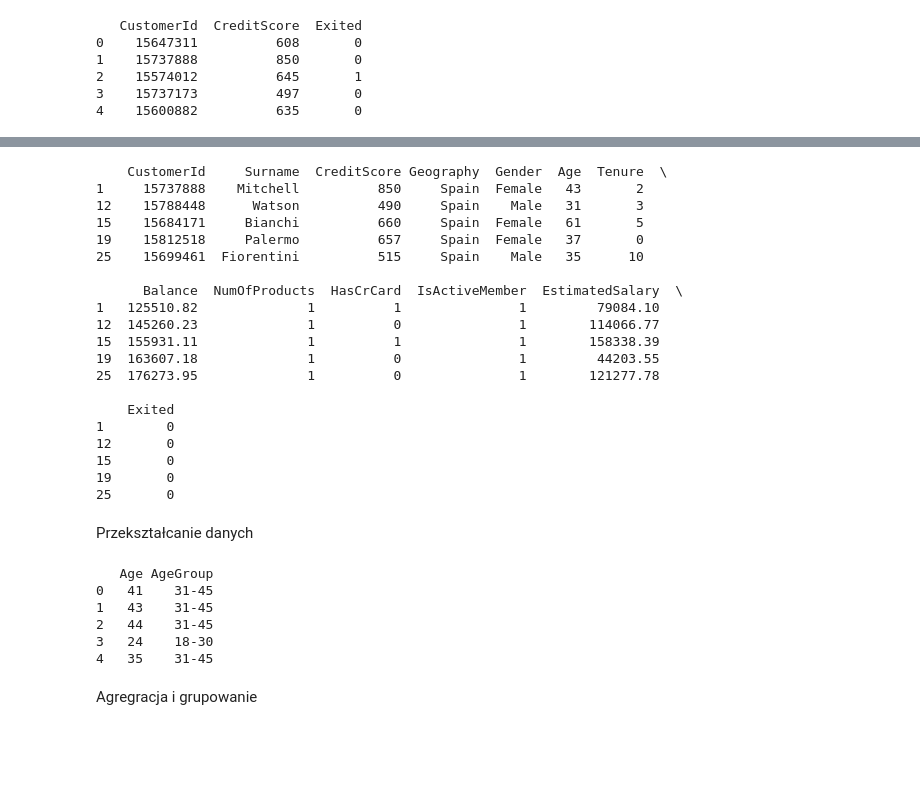
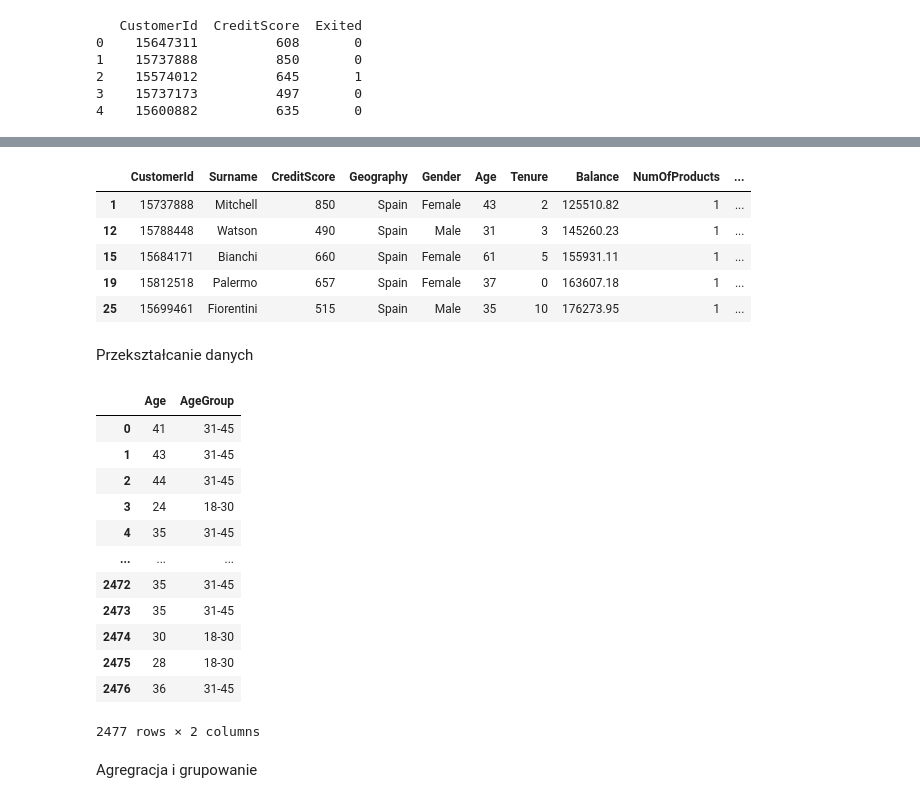
Before and after one commit to gajdaj2/ai_mlops_ey, a Jupyter notebook: notebooks/pandas_t.ipynb, the cells around one changed output, grey strips where cells are left out. Cells and saved outputs as stored; diff of their text form; code cells hidden in the pictures; blank space fills up the shorter version.

```diff
--- a/notebooks/pandas_t.ipynb
+++ b/notebooks/pandas_t.ipynb
@@ -134,28 +113,14 @@ print(churned_customers.head())
 # %%
 # Klienci z wysokim saldem (>100,000) i aktywni
 high_balance_active = data[(data['Balance'] > 100000) & (data['IsActiveMember'] == 1)]
-print(high_balance_active.head())
+high_balance_active.head()
 # %% [output]
-    CustomerId     Surname  CreditScore Geography  Gender  Age  Tenure  \
-1     15737888    Mitchell          850     Spain  Female   43       2
-12    15788448      Watson          490     Spain    Male   31       3
-15    15684171     Bianchi          660     Spain  Female   61       5
-19    15812518     Palermo          657     Spain  Female   37       0
-25    15699461  Fiorentini          515     Spain    Male   35      10
-
-      Balance  NumOfProducts  HasCrCard  IsActiveMember  EstimatedSalary  \
-1   125510.82              1          1               1         79084.10
-12  145260.23              1          0               1        114066.77
-15  155931.11              1          1               1        158338.39
-19  163607.18              1          0               1         44203.55
-25  176273.95              1          0               1        121277.78
-
-    Exited
-1        0
-12       0
-15       0
-19       0
-25       0
+|  | CustomerId | Surname | CreditScore | Geography | Gender | Age | Tenure | Balance | NumOfProducts | ... |
+| 1 | 15737888 | Mitchell | 850 | Spain | Female | 43 | 2 | 125510.82 | 1 | ... |
+| 12 | 15788448 | Watson | 490 | Spain | Male | 31 | 3 | 145260.23 | 1 | ... |
+| 15 | 15684171 | Bianchi | 660 | Spain | Female | 61 | 5 | 155931.11 | 1 | ... |
+| 19 | 15812518 | Palermo | 657 | Spain | Female | 37 | 0 | 163607.18 | 1 | ... |
+| 25 | 15699461 | Fiorentini | 515 | Spain | Male | 35 | 10 | 176273.95 | 1 | ... |
 # %% [markdown]
 Przekształcanie danych
 # %%
@@ -164,14 +129,21 @@ data['AgeDifference'] = data['Age'] - data['Age'].mean()
 
 # Podział na grupy wiekowe
 data['AgeGroup'] = pd.cut(data['Age'], bins=[18, 30, 45, 60, 80], labels=['18-30', '31-45', '46-60', '60+'])
-print(data[['Age', 'AgeGroup']].head())
+data[['Age', 'AgeGroup']]
 # %% [output]
+|  | Age | AgeGroup |
+| 0 | 41 | 31-45 |
+| 1 | 43 | 31-45 |
+| 2 | 44 | 31-45 |
+| 3 | 24 | 18-30 |
+| 4 | 35 | 31-45 |
+| ... | ... | ... |
+| 2472 | 35 | 31-45 |
+| 2473 | 35 | 31-45 |
+| 2474 | 30 | 18-30 |
+| 2475 | 28 | 18-30 |
+| 2476 | 36 | 31-45 |
-   Age AgeGroup
-0   41    31-45
-1   43    31-45
-2   44    31-45
-3   24    18-30
-4   35    31-45
+2477 rows × 2 columns
 # %% [markdown]
 Agregracja i grupowanie
 # %%
```
Also changed, not shown: parts of 7 cells of this notebook, 1 other file.
